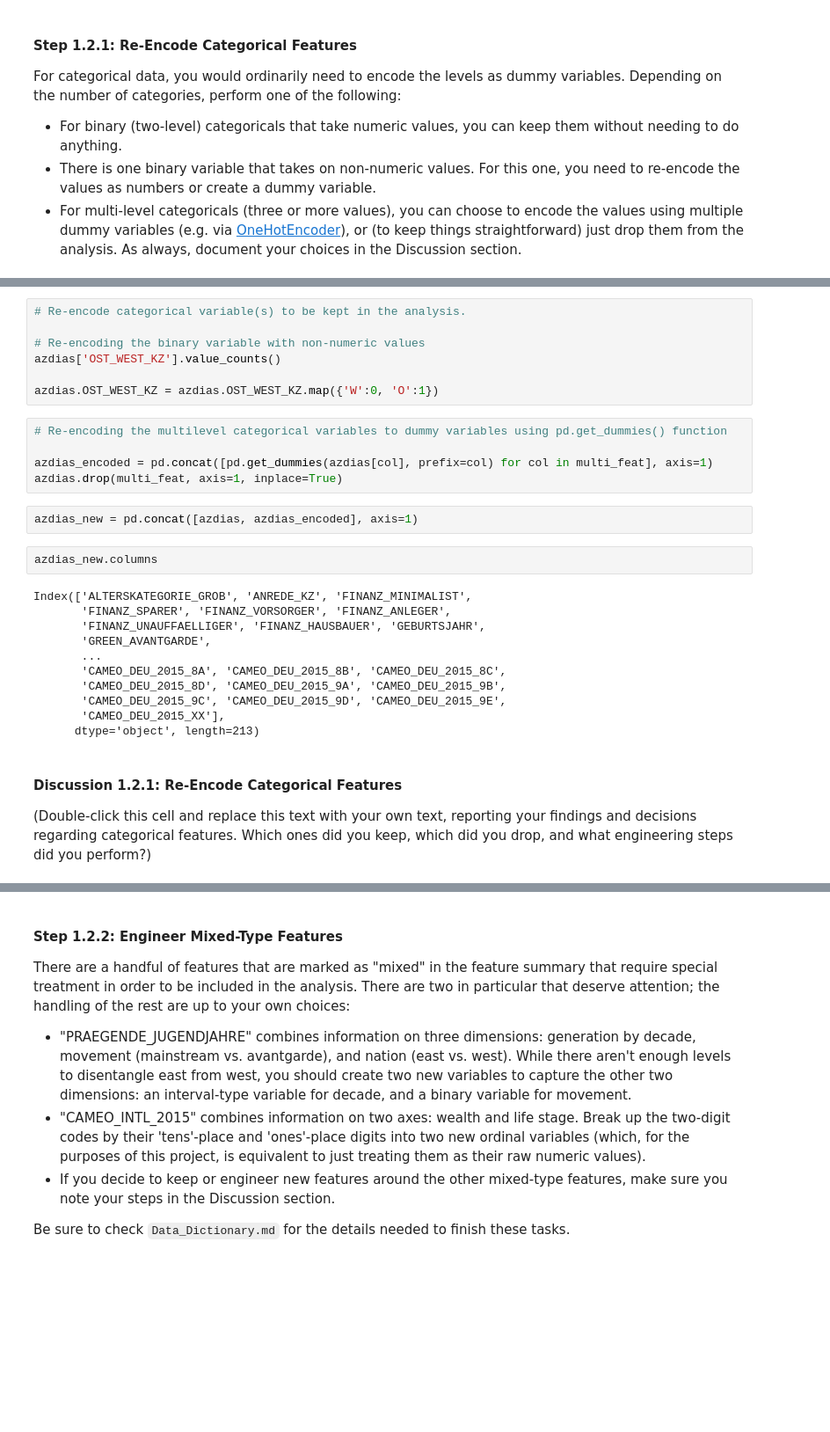
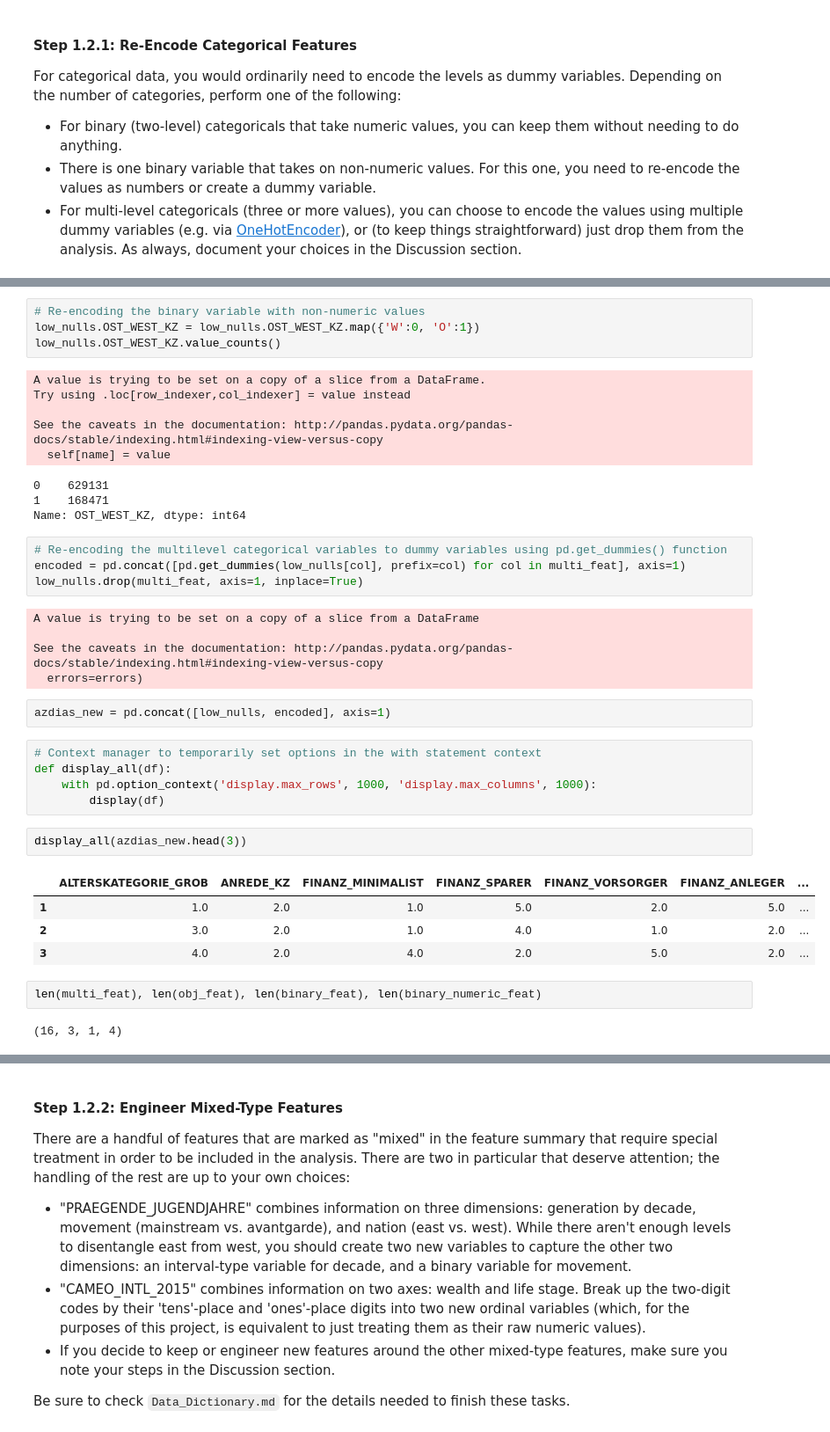
Before and after one commit to waficf/Kaggle_Competitions, a Jupyter notebook: Identify_Customer_Segments.ipynb, the cells around one changed output, grey strips where cells are left out. Shown at 88% size. Saved outputs shown, nothing was run; the diff lists cells and outputs as text; blank space fills up the shorter version.

```diff
--- a/Identify_Customer_Segments.ipynb
+++ b/Identify_Customer_Segments.ipynb
@@ -492,31 +525,40 @@ obj_feat
 # %%
-# Re-encode categorical variable(s) to be kept in the analysis.
-
 # Re-encoding the binary variable with non-numeric values
-azdias['OST_WEST_KZ'].value_counts()
-
-azdias.OST_WEST_KZ = azdias.OST_WEST_KZ.map({'W':0, 'O':1})
+low_nulls.OST_WEST_KZ = low_nulls.OST_WEST_KZ.map({'W':0, 'O':1})
+low_nulls.OST_WEST_KZ.value_counts()
+# %% [output]
+A value is trying to be set on a copy of a slice from a DataFrame.
+Try using .loc[row_indexer,col_indexer] = value instead
+
+See the caveats in the documentation: http://pandas.pydata.org/pandas-docs/stable/indexing.html#indexing-view-versus-copy
+  self[name] = value
+0    629131
+1    168471
+Name: OST_WEST_KZ, dtype: int64
 # %%
 # Re-encoding the multilevel categorical variables to dummy variables using pd.get_dummies() function
-
-azdias_encoded = pd.concat([pd.get_dummies(azdias[col], prefix=col) for col in multi_feat], axis=1)
-azdias.drop(multi_feat, axis=1, inplace=True)
+encoded = pd.concat([pd.get_dummies(low_nulls[col], prefix=col) for col in multi_feat], axis=1)
+low_nulls.drop(multi_feat, axis=1, inplace=True)
+# %% [output]
+A value is trying to be set on a copy of a slice from a DataFrame
+
+See the caveats in the documentation: http://pandas.pydata.org/pandas-docs/stable/indexing.html#indexing-view-versus-copy
+  errors=errors)
 # %%
-azdias_new = pd.concat([azdias, azdias_encoded], axis=1)
+azdias_new = pd.concat([low_nulls, encoded], axis=1)
-# %%
-azdias_new.columns
-# %% [output]
-Index(['ALTERSKATEGORIE_GROB', 'ANREDE_KZ', 'FINANZ_MINIMALIST',
-       'FINANZ_SPARER', 'FINANZ_VORSORGER', 'FINANZ_ANLEGER',
-       'FINANZ_UNAUFFAELLIGER', 'FINANZ_HAUSBAUER', 'GEBURTSJAHR',
-       'GREEN_AVANTGARDE',
-       ...
-       'CAMEO_DEU_2015_8A', 'CAMEO_DEU_2015_8B', 'CAMEO_DEU_2015_8C',
-       'CAMEO_DEU_2015_8D', 'CAMEO_DEU_2015_9A', 'CAMEO_DEU_2015_9B',
-       'CAMEO_DEU_2015_9C', 'CAMEO_DEU_2015_9D', 'CAMEO_DEU_2015_9E',
-       'CAMEO_DEU_2015_XX'],
-      dtype='object', length=213)
-# %% [markdown]
-#### Discussion 1.2.1: Re-Encode Categorical Features
-
-(Double-click this cell and replace this text with your own text, reporting your findings and decisions regarding categorical features. Which ones did you keep, which did you drop, and what engineering steps did you perform?)
+# %%
+# Context manager to temporarily set options in the with statement context
+def display_all(df):
+    with pd.option_context('display.max_rows', 1000, 'display.max_columns', 1000):
+        display(df)
+# %%
+display_all(azdias_new.head(3))
+# %% [output]
+|  | ALTERSKATEGORIE_GROB | ANREDE_KZ | FINANZ_MINIMALIST | FINANZ_SPARER | FINANZ_VORSORGER | FINANZ_ANLEGER | ... |
+| 1 | 1.0 | 2.0 | 1.0 | 5.0 | 2.0 | 5.0 | ... |
+| 2 | 3.0 | 2.0 | 1.0 | 4.0 | 1.0 | 2.0 | ... |
+| 3 | 4.0 | 2.0 | 4.0 | 2.0 | 5.0 | 2.0 | ... |
+# %%
+len(multi_feat), len(obj_feat), len(binary_feat), len(binary_numeric_feat)
+# %% [output]
+(16, 3, 1, 4)
```
Also changed, not shown: parts of 18 cells of this notebook.
